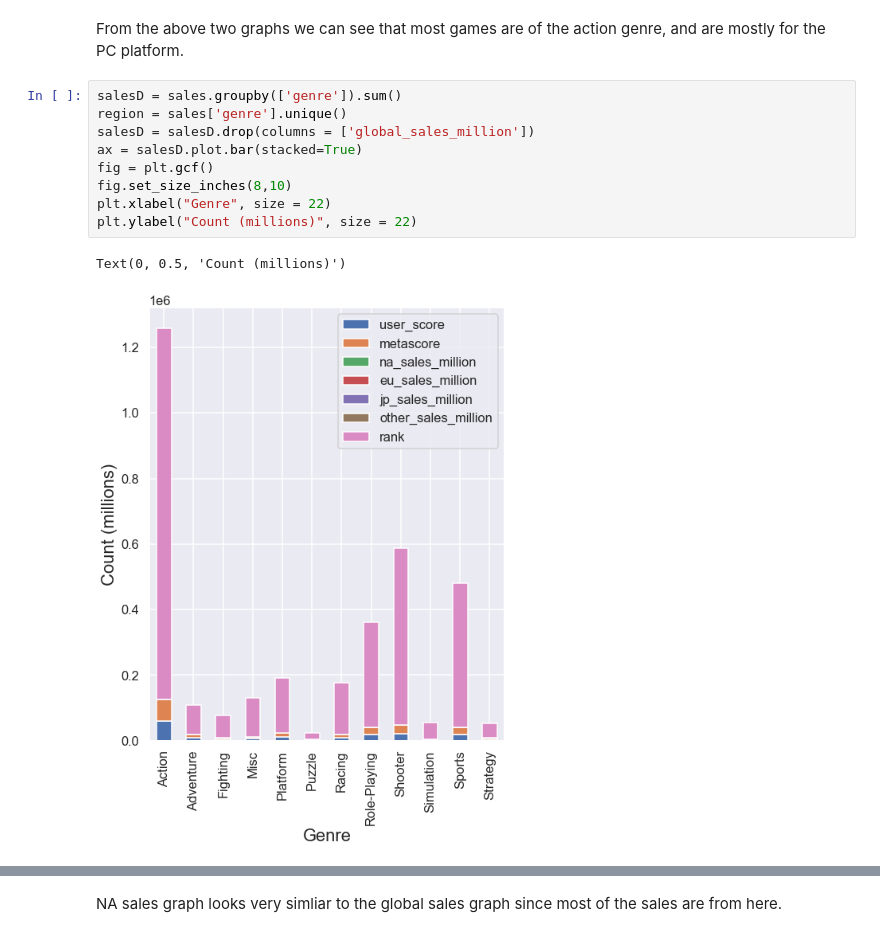
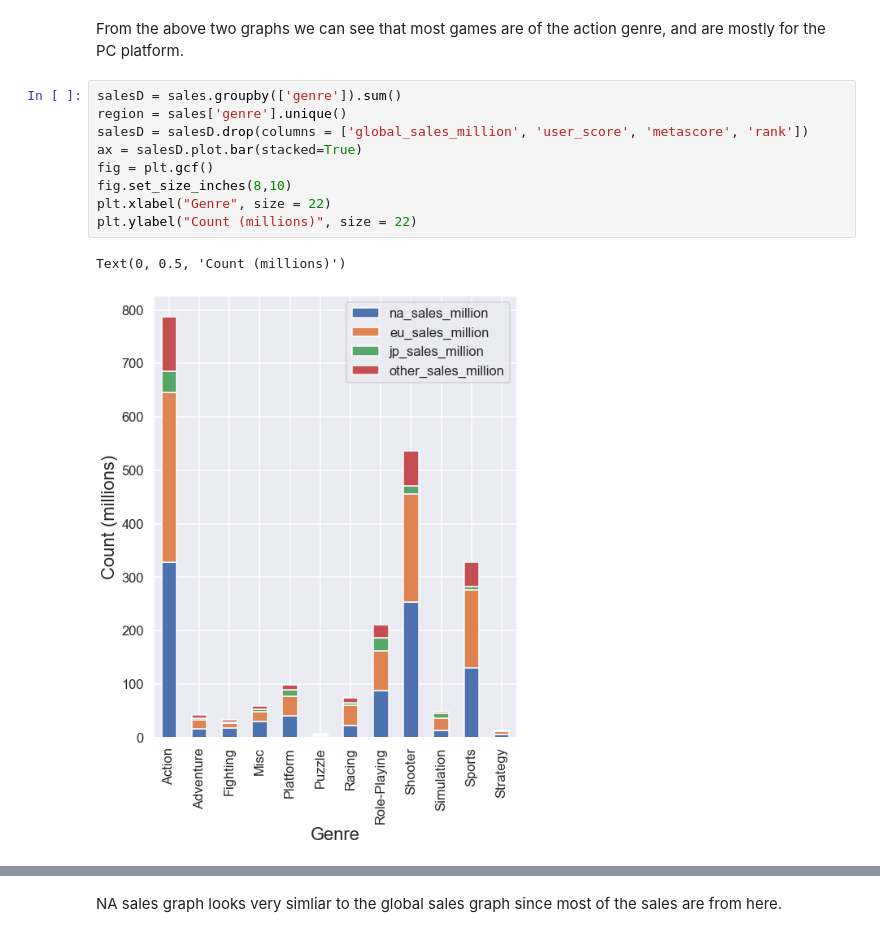
Before and after one commit to kvh8899/mostpopvidgame, a Jupyter notebook: FinalProject_group004.ipynb, the cells around one changed output, grey strips where cells are left out. Cells and saved outputs as stored; diff of their text form.

```diff
--- a/FinalProject_group004.ipynb
+++ b/FinalProject_group004.ipynb
@@ -298,12 +298,12 @@ From the above two graphs we can see that most games are of the action genre, an
 # %%
 salesD = sales.groupby(['genre']).sum()
 region = sales['genre'].unique()
-salesD = salesD.drop(columns = ['global_sales_million'])
+salesD = salesD.drop(columns = ['global_sales_million', 'user_score', 'metascore', 'rank'])
 ax = salesD.plot.bar(stacked=True)
 fig = plt.gcf()
 fig.set_size_inches(8,10)
 plt.xlabel("Genre", size = 22)
 plt.ylabel("Count (millions)", size = 22)
 # %% [output]
 Text(0, 0.5, 'Count (millions)')
-[figure, old version]
+[figure, new version]
```
Also changed, not shown: parts of 9 cells of this notebook.
